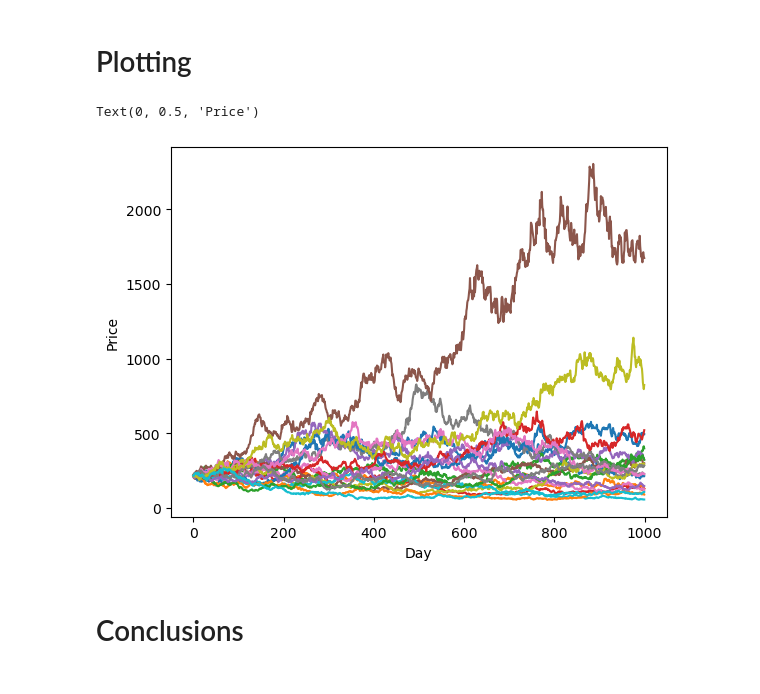
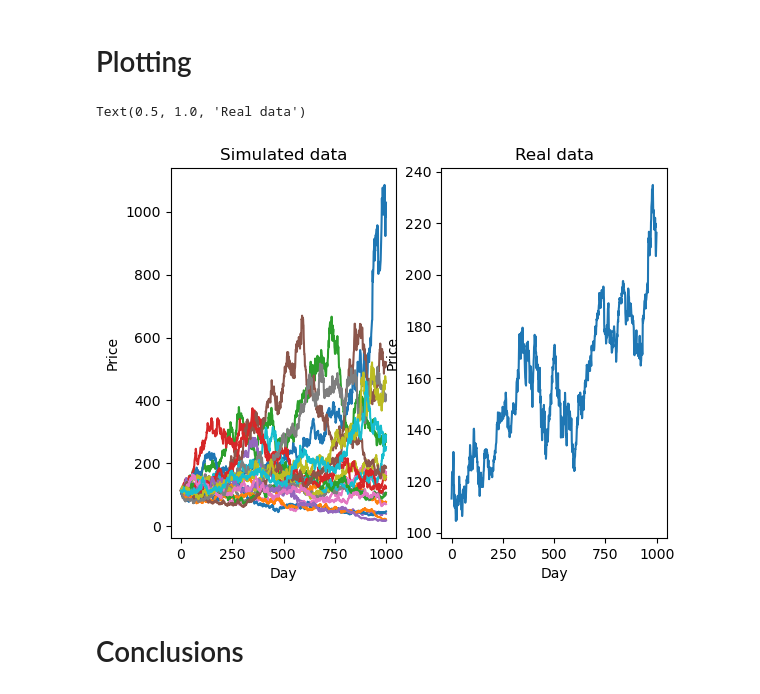
Before and after one commit to amunizb/ML_projects, a Jupyter notebook: stock_montecarlo.ipynb, the cells around one changed output. Cells and saved outputs as stored; diff of their text form; code cells hidden in the pictures.

Commit message:
added training and test feature

```diff
--- a/stock_montecarlo.ipynb
+++ b/stock_montecarlo.ipynb
@@ -17,2 +19,6 @@ closing_price = hist["Close"]
+# %%
+N = 1000
+
+closing_price_train = closing_price.iloc[:-N]
 # %%
 closing_price.plot()
@@ -37,7 +44,7 @@ $$
 # %% [markdown]
 We first estimate $d$ by computing the sample average and variance of percentage daily increments.
 # %%
-variations = 1 + closing_price.pct_change()
+variations = 1 + closing_price_train.pct_change()
 log_variations = np.log(variations)
 
 mu = np.mean(log_variations)
@@ -67,7 +74,7 @@ daily_variations = d + sigma*random_normal
 # %% [markdown]
 We start with the latest available price and simulate
 # %%
-p0 = closing_price.iloc[-1]
+p0 = closing_price.iloc[-N]
 
 future_prices = np.zeros_like(daily_variations)
 future_prices[0] = p0
@@ -77,14 +84,20 @@ for day in range(1,N):
 # %% [markdown]
 # Plotting
 # %%
-fig, ax = plt.subplots()
+fig, axs = plt.subplots(1,2)
 
-ax.plot(future_prices)
-ax.set_xlabel("Day")
-ax.set_ylabel("Price")
+axs[0].plot(future_prices)
+axs[0].set_xlabel("Day")
+axs[0].set_ylabel("Price")
+axs[0].set_title('Simulated data')
+
+axs[1].plot(range(N),closing_price[-N:])
+axs[1].set_xlabel("Day")
+axs[1].set_ylabel("Price")
+axs[1].set_title('Real data')
 # %% [output]
-Text(0, 0.5, 'Price')
+Text(0.5, 1.0, 'Real data')
-[figure, old version]
+[figure, new version]
 # %% [markdown]
 # Conclusions
 # %% [markdown]
```
Also changed, not shown: parts of 8 cells of this notebook.
